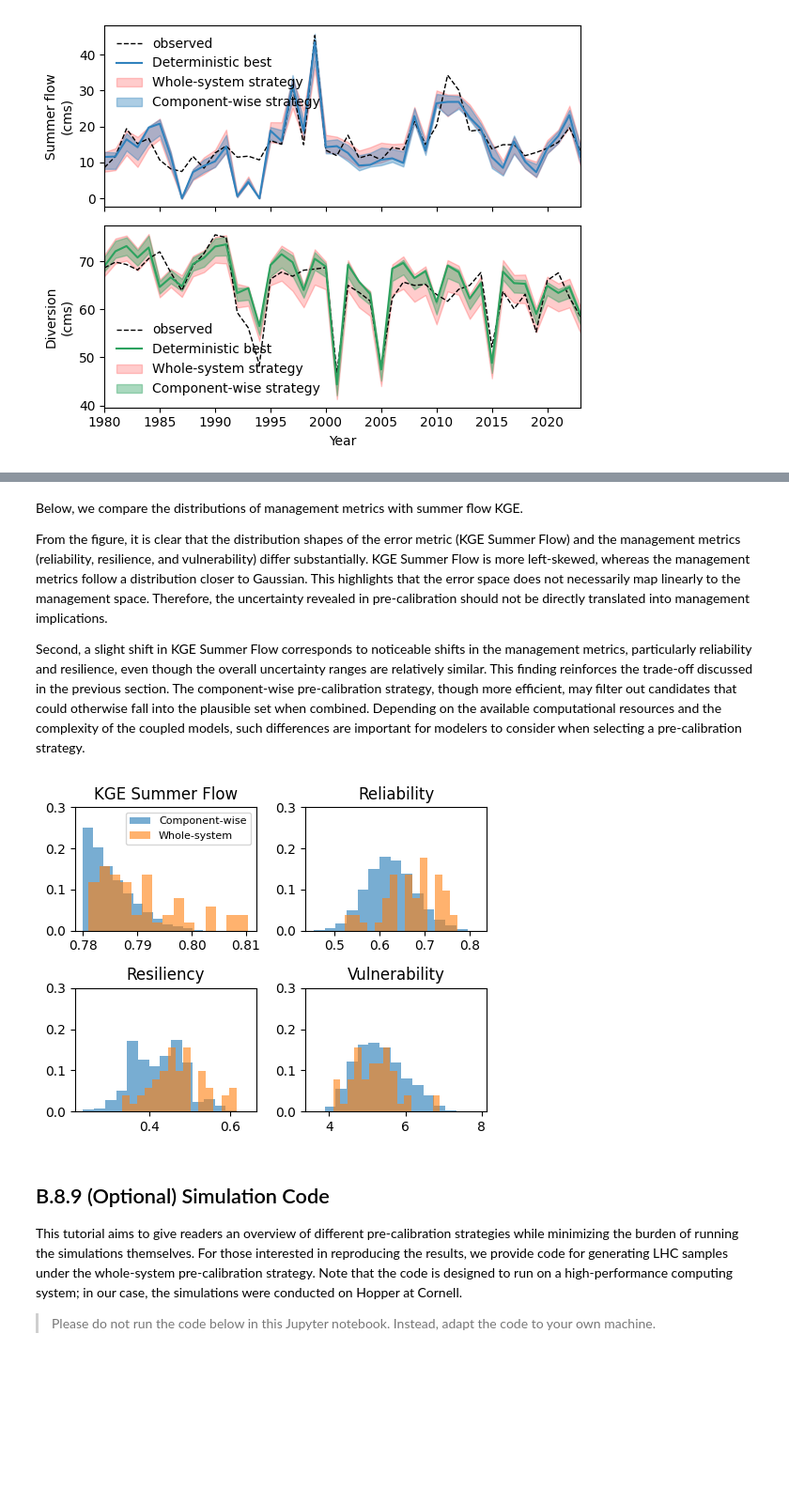
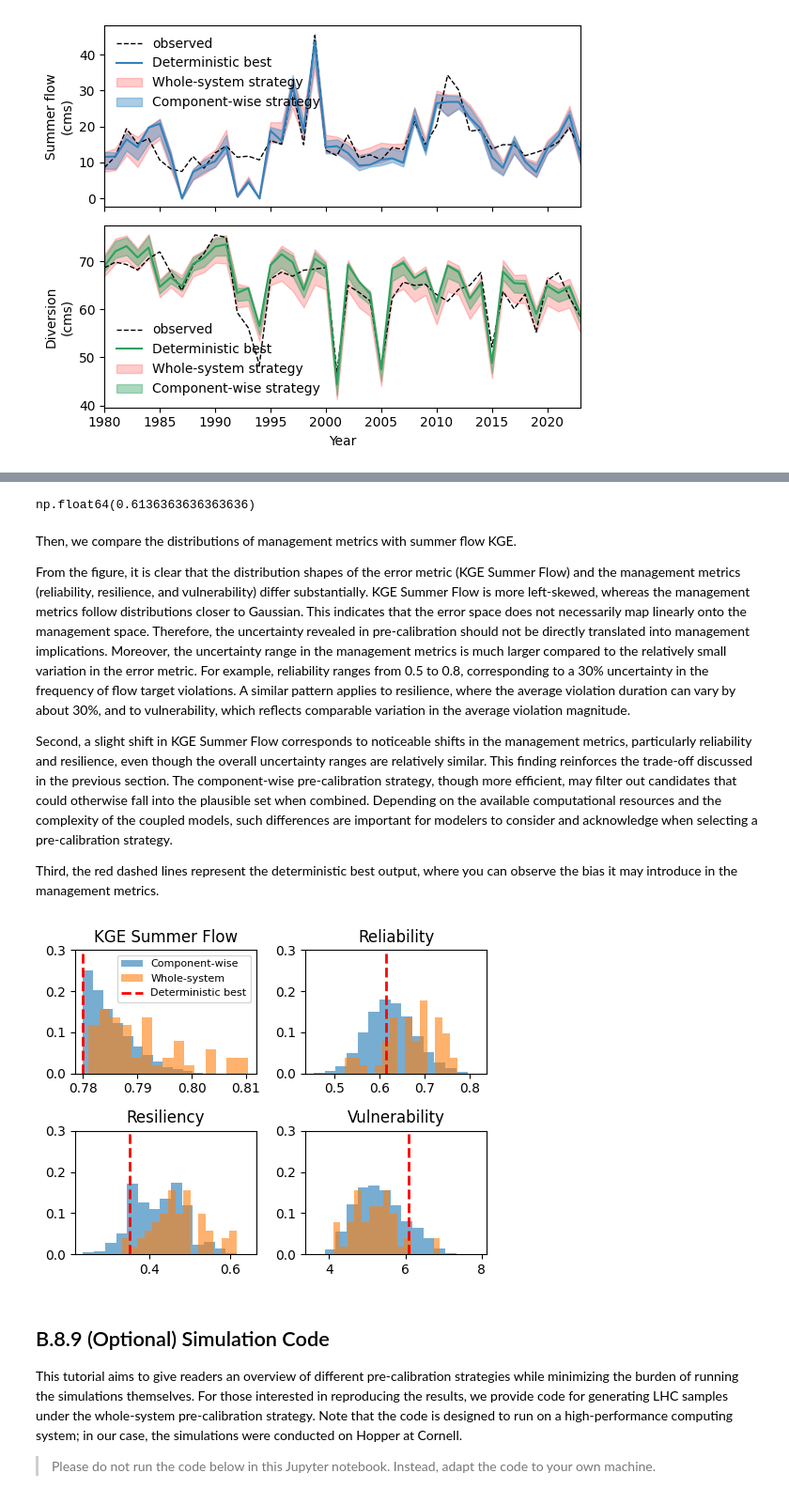
Before and after one commit to cylin928/PreCalibration-CoFlow, a Jupyter notebook: precalibration.ipynb, the cells around one changed output, grey strips where cells are left out. Shown at 94% size. Cells and saved outputs as stored; diff of their text form; code cells hidden in the pictures; blank space fills up the shorter version.

Commit message:
large files

```diff
--- a/precalibration.ipynb
+++ b/precalibration.ipynb
@@ -489,7 +491,12 @@ Q_summer = sim_Q_M[mask].resample("YS").mean()["G"]
 indicator = hydrocnhs.Indicator()
 kge_g_summer = indicator.get_kge(x_obv=obv_flow[mask].resample("YS").mean()["G"], y_sim=Q_summer, r_na=True)
 print("KGE of annual mean streamflow over Jul, Aug, and Sep:", round(kge_g_summer, 2))
-Q_summer.rename("G789", inplace=True)
+Q_summer = Q_summer.rename("G789").to_frame()
+a, b = 0.0992, 10
+x = np.arange(39)
+policy = [b]*5 + list(a*x+b)
+Q_summer["Violation"] = Q_summer['G789'] - policy
+
 obv_Q_summer = obv_flow[mask].resample("YS").mean()["G"]
 obv_Q_summer.rename("obv_G789", inplace=True)
 
@@ -502,6 +509,7 @@ for ag in ag_list:
 obv_div = obv_div[start_date:end_date]
 div_Y = div_D.resample("YS").mean()[start_date:end_date]
 div_Y["Div"] = div_Y[ag_list].sum(axis=1)
+
 obv_div_Y = obv_div.resample("YS").mean().sum(axis=1)
 obv_div_Y.rename("obv_Div", inplace=True)
 
@@ -803,34 +813,34 @@ import pandas as pd
 from src.utils import reliability, resiliency, vulnerability
 
 # Function to compute violation and shortage metrics
+def compute_metrics_per_group(df_ts, col='Violation'):
+    if col == 'Violation':
+        failure_operator = "<"
+    elif col == 'Shortage':
+        failure_operator = ">"
+
+    # Define vectorized function to pass into agg
+    def rel(x):
+        return reliability(x=x, threshold=0, failure_operator=failure_operator)
+
+    def res(x):
+        return resiliency(x=x, threshold=0, failure_operator=failure_operator, cap=float('inf'))
+
+    def vul(x):
+        return vulnerability(x=x, threshold=0, failure_operator=failure_operator)
+
+    df_metrics = df_ts.groupby("global_index")[col].agg(
+        Reliability=rel,
+        Resiliency=res,
+        Vulnerability=vul
+    ).reset_index()
+
+    return df_metrics
+
 def get_df_vio_shortage(df_ts, df_met, kge_threshold=None):
     df_ts = df_ts.copy()
     df_ts = df_ts[['Violation', 'Shortage', 'global_index']]
     df_met = df_met.copy()
-
-    def compute_metrics_per_group(df_ts, col='Violation'):
-        if col == 'Violation':
-            failure_operator = "<"
-        elif col == 'Shortage':
-            failure_operator = ">"
-
-        # Define vectorized function to pass into agg
-        def rel(x):
-            return reliability(x=x, threshold=0, failure_operator=failure_operator)
-
-        def res(x):
-            return resiliency(x=x, threshold=0, failure_operator=failure_operator, cap=float('inf'))
-
-        def vul(x):
-            return vulnerability(x=x, threshold=0, failure_operator=failure_operator)
-
-        df_metrics = df_ts.groupby("global_index")[col].agg(
-            Reliability=rel,
-            Resiliency=res,
-            Vulnerability=vul
-        ).reset_index()
-
-        return df_metrics
 
     df_ts_selected = df_ts
 
@@ -861,42 +871,56 @@ df_vio_whole, df_shortage_whole = get_df_vio_shortage(df_ts_whole, df_met_whole)
 
 df_vio_whole.to_parquet(pn.get(r"whole_system_precalibration\output") / "df_vio_whole.parquet")
 df_shortage_whole.to_parquet(pn.get(r"whole_system_precalibration\output") / "df_shortage_whole.parquet")
+
+# Deterministic best model
+df_ts_deterministic_best = pd.read_csv(pn.get("coflow_deterministic_best", "output") / "deterministic_best_ts.csv", index_col=0, parse_dates=True)
+df_vio_best = pd.DataFrame()
+df_vio_best["Reliability"] = [reliability(x=df_ts_deterministic_best['Violation'], threshold=0, failure_operator="<")]
+df_vio_best["Resiliency"] = [resiliency(x=df_ts_deterministic_best['Violation'], threshold=0, failure_operator="<", cap=float('inf'))]
+df_vio_best["Vulnerability"] = [vulnerability(x=df_ts_deterministic_best['Violation'], threshold=0, failure_operator="<")]
+df_vio_best["KGE_G(789)"] = [0.78]
+df_vio_best.to_parquet(pn.get("coflow_deterministic_best", "output") / "df_vio_best.parquet")
+# %% [output]
+np.float64(0.6136363636363636)
 # %% [markdown]
-Below, we compare the distributions of management metrics with summer flow KGE.
+Then, we compare the distributions of management metrics with summer flow KGE.
 
-From the figure, it is clear that the distribution shapes of the error metric (KGE Summer Flow) and the management metrics (reliability, resilience, and vulnerability) differ substantially. KGE Summer Flow is more left-skewed, whereas the management metrics follow a distribution closer to Gaussian. This highlights that the error space does not necessarily map linearly to the management space. Therefore, the uncertainty revealed in pre-calibration should not be directly translated into management implications.
+From the figure, it is clear that the distribution shapes of the error metric (KGE Summer Flow) and the management metrics (reliability, resilience, and vulnerability) differ substantially. KGE Summer Flow is more left-skewed, whereas the management metrics follow distributions closer to Gaussian. This indicates that the error space does not necessarily map linearly onto the management space. Therefore, the uncertainty revealed in pre-calibration should not be directly translated into management implications. Moreover, the uncertainty range in the management metrics is much larger compared to the relatively small variation in the error metric. For example, reliability ranges from 0.5 to 0.8, corresponding to a 30% uncertainty in the frequency of flow target violations. A similar pattern applies to resilience, where the average violation duration can vary by about 30%, and to vulnerability, which reflects comparable variation in the average violation magnitude.
 
-Second, a slight shift in KGE Summer Flow corresponds to noticeable shifts in the management metrics, particularly reliability and resilience, even though the overall uncertainty ranges are relatively similar. This finding reinforces the trade-off discussed in the previous section. The component-wise pre-calibration strategy, though more efficient, may filter out candidates that could otherwise fall into the plausible set when combined. Depending on the available computational resources and the complexity of the coupled models, such differences are important for modelers to consider when selecting a pre-calibration strategy.
+Second, a slight shift in KGE Summer Flow corresponds to noticeable shifts in the management metrics, particularly reliability and resilience, even though the overall uncertainty ranges are relatively similar. This finding reinforces the trade-off discussed in the previous section. The component-wise pre-calibration strategy, though more efficient, may filter out candidates that could otherwise fall into the plausible set when combined. Depending on the available computational resources and the complexity of the coupled models, such differences are important for modelers to consider and acknowledge when selecting a pre-calibration strategy.
+
+Third, the red dashed lines represent the deterministic best output, where you can observe the bias it may introduce in the management metrics.
 # %%
 import matplotlib.pyplot as plt
 import numpy as np
 
 # List of metrics to compare
 metrics = ["KGE_G(789)", "Reliability", "Resiliency", "Vulnerability"]
 
 # Create a figure with 4 subplots (2x2)
 fig, axes = plt.subplots(2, 2, figsize=(5, 4))
 
 for i, col in enumerate(metrics):
     ax = axes[i // 2, i % 2]
 
     # Normalize counts to 0–1 for each dataset
     weights_ens = np.ones_like(df_vio_ensemble[col]) / len(df_vio_ensemble[col])
     weights_whole = np.ones_like(df_vio_whole[col]) / len(df_vio_whole[col])
 
     ax.hist(df_vio_ensemble[col], alpha=0.6, bins=15, label="Component-wise", weights=weights_ens)
     ax.hist(df_vio_whole[col], alpha=0.6, bins=15, label="Whole-system", weights=weights_whole)
+    ax.axvline(df_vio_best[col].values[0], color='red', linestyle='--', lw=2, label="Deterministic best")
     if col == "KGE_G(789)":
         col = "KGE Summer Flow"
     ax.set_title(col)
     ax.set_ylim(0, 0.3)   # y-axis normalized to 0–1
     if i == 0:
         ax.legend(fontsize=8)
 
 plt.tight_layout()
 plt.show()
 # %% [output]
-[figure, old version]
+[figure, new version]
 # %% [markdown]
 ## B.8.9 (Optional) Simulation Code
 
```
Also changed, not shown: parts of 9 cells of this notebook, 4 other files.
